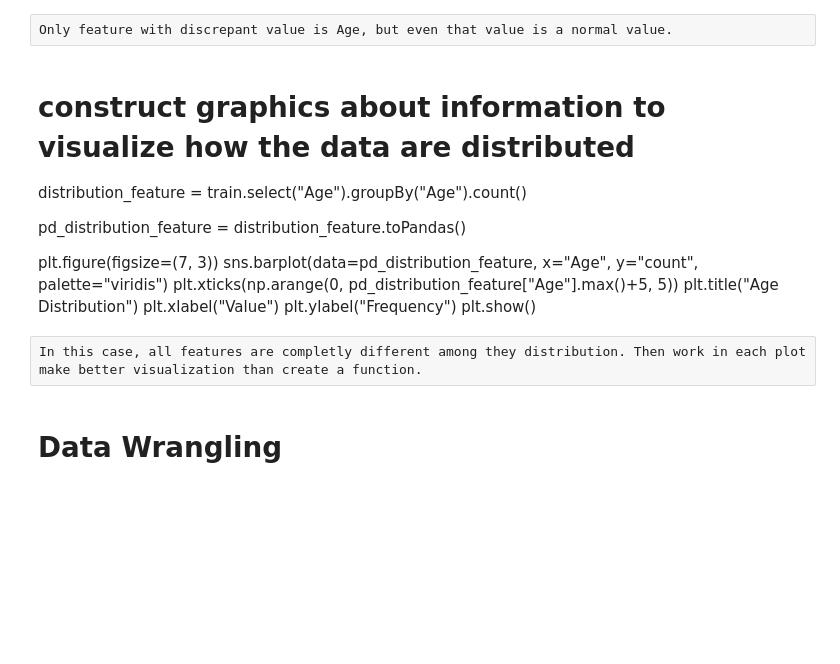
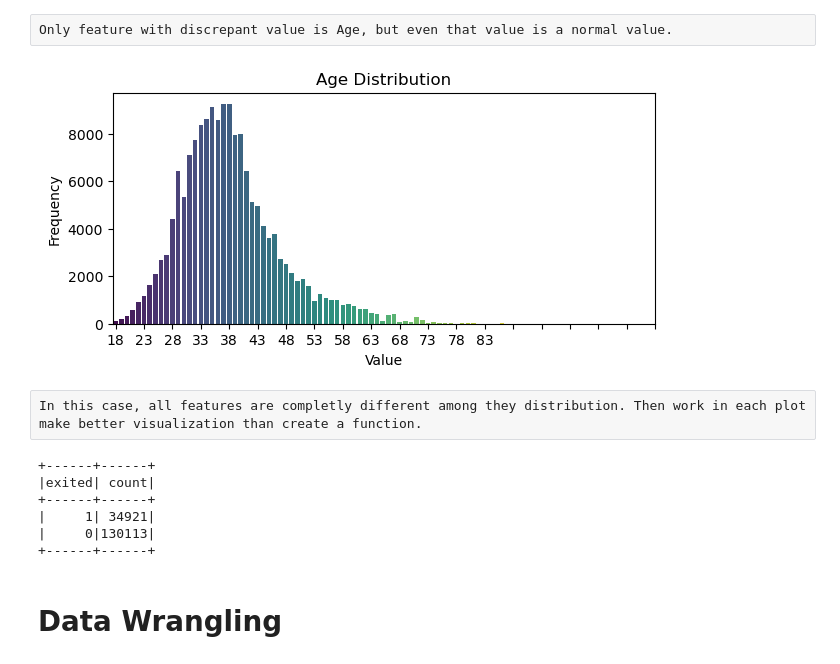
Before and after one commit to FLPSP/Churn_kaggle, a Jupyter notebook: project_churn-pyspark.ipynb, the cells around one changed output. Cells and saved outputs as stored; diff of their text form; code cells hidden in the pictures; blank space fills up the shorter version.

Commit message:
Update: performance, model optimization
data wrangling, data preparation, model test, performance avaliation and model optimization

```diff
--- a/project_churn-pyspark.ipynb
+++ b/project_churn-pyspark.ipynb
@@ -75,9 +75,9 @@ train = train.drop('id','surname')
 # %%
 # rename all to lower case letters, feature and data, and removing all blank spaces
 for col in train.columns:
+    train = train.withColumn(col, F.lower(F.col(col)))
+    train = train.withColumn(col, F.trim(F.col(col)))
     train = train.withColumnRenamed(col, col.lower())
-    train = train.withColumn(col, F.lower(col))
-    train = train.withColumn(col, F.trim(col))
 # %%
 # visualize how the feature data are arranged
 train.show(5, truncate = False)
@@ -99,7 +99,7 @@ int_columns = ['tenure', 'balance', 'estimatedsalary']
 for col in int_columns:
     train = train.withColumn(col, F.col(col).cast(FloatType()))
 
-int_columns = ['creditscore', 'Age', 'numofproducts', 'hascrcard', 'isactivemember', 'exited']
+int_columns = ['creditscore', 'age', 'numofproducts', 'hascrcard', 'isactivemember', 'exited']
 for col in int_columns:
     train = train.withColumn(col, F.col(col).cast(IntegerType()))
 # %%
@@ -208,20 +195,32 @@ df_percentile.show()
 +---------------+---------+---------+---------+---------+---------+---------+
 # %% [raw]
 Only feature with discrepant value is Age, but even that value is a normal value.
-# %% [markdown]
-# construct graphics about information to visualize how the data are distributed
-distribution_feature = train.select("Age").groupBy("Age").count()
-
-pd_distribution_feature = distribution_feature.toPandas()
-
-plt.figure(figsize=(7, 3))
-sns.barplot(data=pd_distribution_feature, x="Age", y="count", palette="viridis")
-plt.xticks(np.arange(0, pd_distribution_feature["Age"].max()+5, 5))
-plt.title("Age Distribution")
-plt.xlabel("Value")
-plt.ylabel("Frequency")
-plt.show()
+# %%
+# construct graphics about information to visualize how the data are distributed
+distribution_feature = train.select("Age").groupBy("Age").count()
+
+pd_distribution_feature = distribution_feature.toPandas()
+
+plt.figure(figsize=(7, 3))
+sns.barplot(data=pd_distribution_feature, x="Age", y="count", palette="viridis")
+plt.xticks(np.arange(0, pd_distribution_feature["Age"].max()+5, 5))
+plt.title("Age Distribution")
+plt.xlabel("Value")
+plt.ylabel("Frequency")
+plt.show()
+# %% [output]
+[figure, added]
 # %% [raw]
 In this case, all features are completly different among they distribution. Then work in each plot make better visualization than create a function.
+# %%
+# verifying label balancing
+train.select("exited").groupby("exited").count().show()
+# %% [output]
++------+------+
+|exited| count|
++------+------+
+|     1| 34921|
+|     0|130113|
++------+------+
 # %% [markdown]
 # Data Wrangling
```
Also changed, not shown: parts of 29 cells of this notebook.
